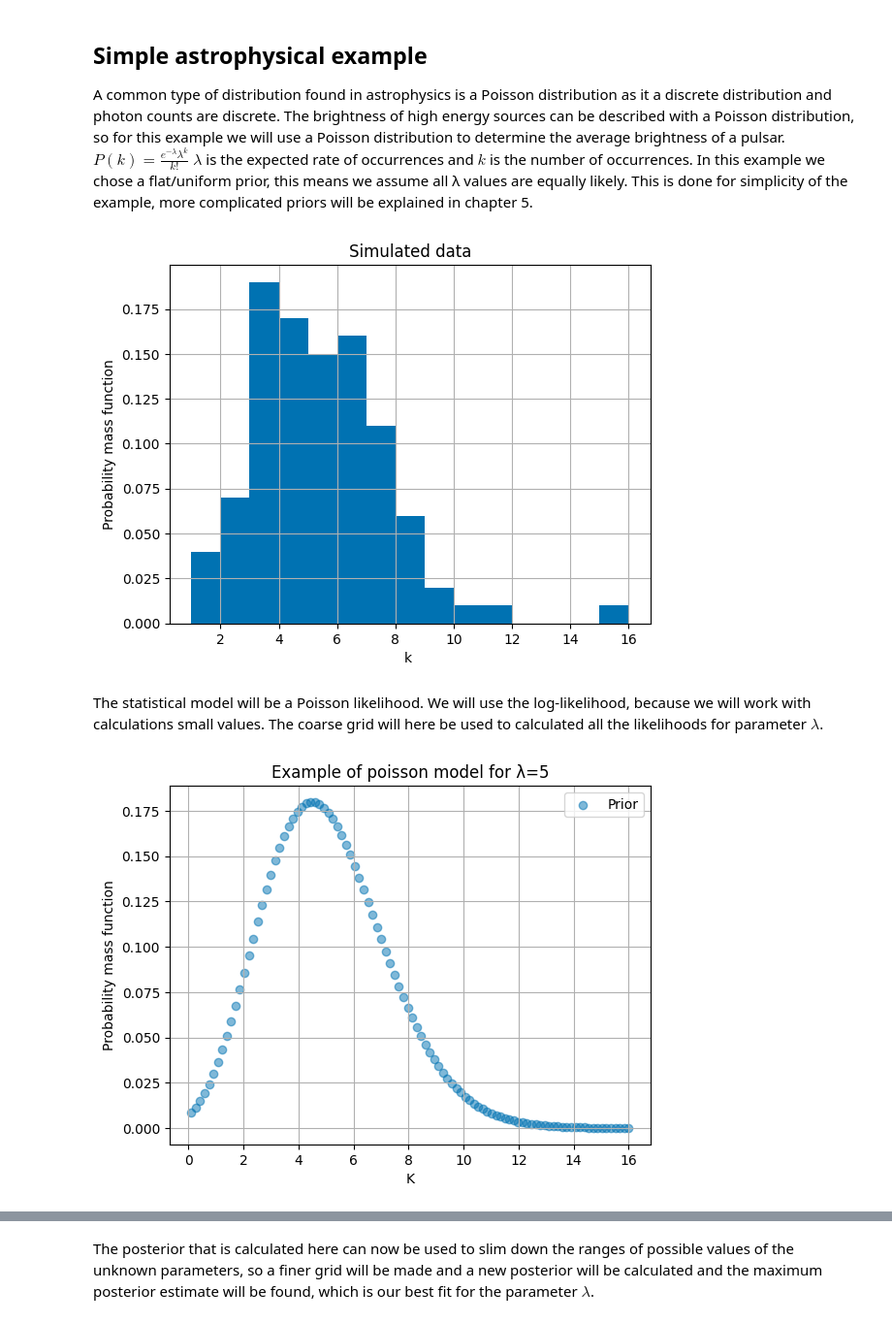
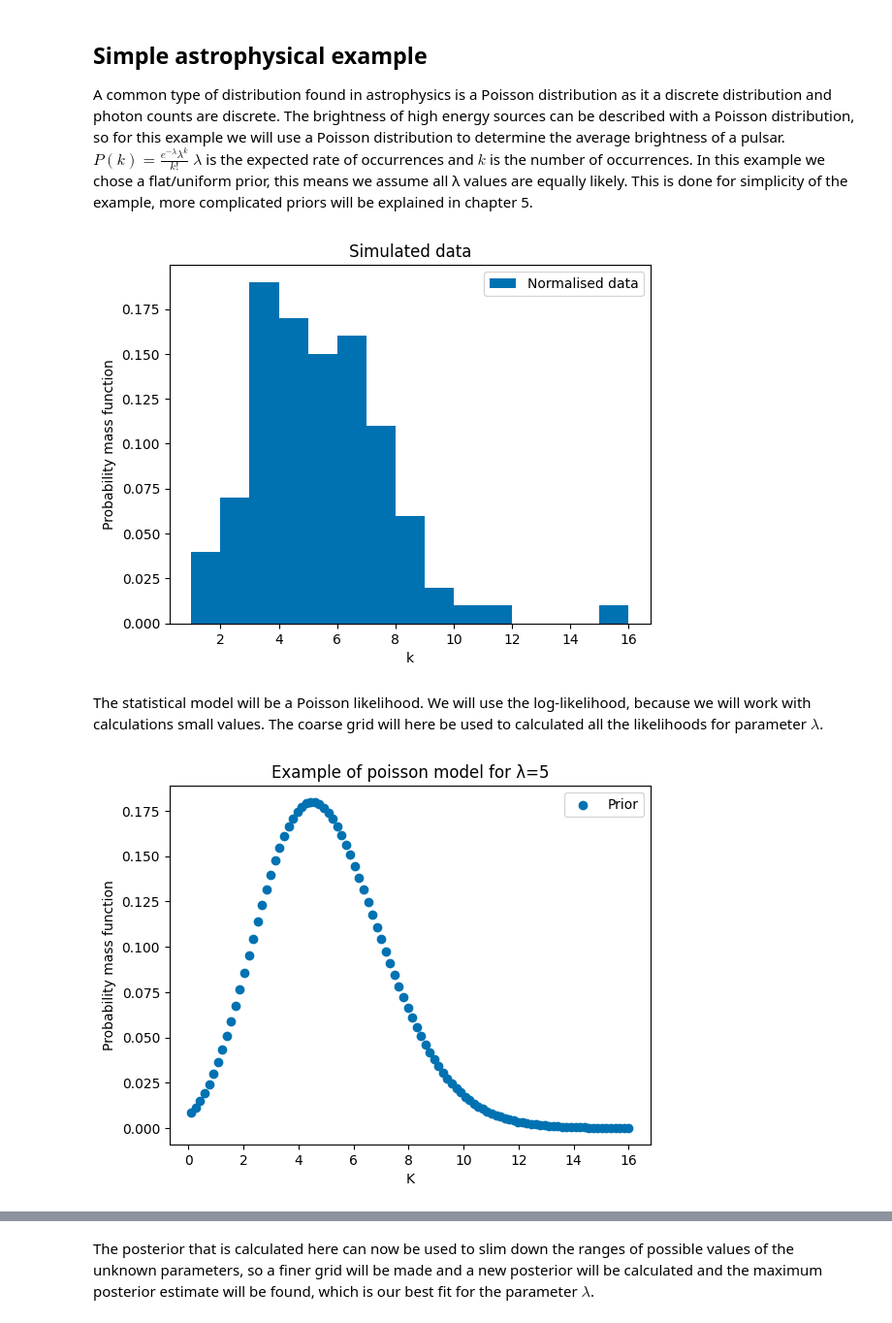
Before and after one commit to t-kist/Bayesian-Statistics-for-Astrophysics-2024, a Jupyter notebook: bayes24/lecture_notes/group4/Chapter4.ipynb, the cells around one changed output, grey strips where cells are left out. Shown at 97% size. Saved outputs shown, nothing was run; the diff lists cells and outputs as text; code cells hidden in the pictures.

Commit message:
Bringing plots into same style

```diff
--- a/bayes24/lecture_notes/group4/Chapter4.ipynb
+++ b/bayes24/lecture_notes/group4/Chapter4.ipynb
@@ -75,11 +75,11 @@ np.random.seed(12169)
 observed_counts = np.random.poisson(lam=true_lambda, size=num_observations)
 total_observed_counts = np.sum(observed_counts)  # Total photon counts
 
-plt.hist(observed_counts, 15, density=True)
+plt.hist(observed_counts, 15, density=True, label="Normalised data")
 plt.title("Simulated data")
-plt.xlabel("k ")
+plt.xlabel("k")
 plt.ylabel("Probability mass function")
-plt.grid()
+plt.legend()
 plt.show()
 
 
@@ -90,32 +90,31 @@ lambda_coarse_grid = np.linspace(0, 10, 50)  # Possible λ values between 0.1 an
 # Assume all λ values are equally likely
 prior = np.ones_like(lambda_coarse_grid)  # Flat prior
 # %% [output]
-[figure, old version]
+[figure, new version]
 # %% [markdown]
 The statistical model will be a Poisson likelihood. We will use the log-likelihood, because we will work with calculations small values. The coarse grid will here be used to calculated all the likelihoods for parameter $\lambda$.
 # %%
 # -------------------- Step 2: Define model and Likelihood --------------------
 def poisson_pmf(k, lam):
     return (lam**k * np.exp(-lam)) / factorial(k)
 
 k = np.linspace(0.1, 16, 100)
 
-plt.scatter(k, poisson_pmf(k, 5), label="Prior",alpha=0.5)
+plt.scatter(k, poisson_pmf(k, 5), label="Prior",alpha=1)
 plt.title("Example of poisson model for λ=5")
 plt.xlabel("K")
 plt.ylabel("Probability mass function")
 plt.legend()
-plt.grid()
 plt.show()
 
 def log_likelihood_poisson(lam, observed):
     return (np.sum(-lam +np.log(lam)*observed -np.log(factorial(observed)) ))
 
 
 #Compute log-likelihood for each λ value in the grid
 log_likelihoods = np.array([log_likelihood_poisson(lam, observed_counts) for lam in lambda_coarse_grid])
 # %% [output]
-[figure, old version]
+[figure, new version]
 # %%
 # -------------------- Step 3: Define posterior probability --------------------
 #Posterior ∝ Prior × Likelihood
```
Also changed, not shown: parts of 1 cell of this notebook.
